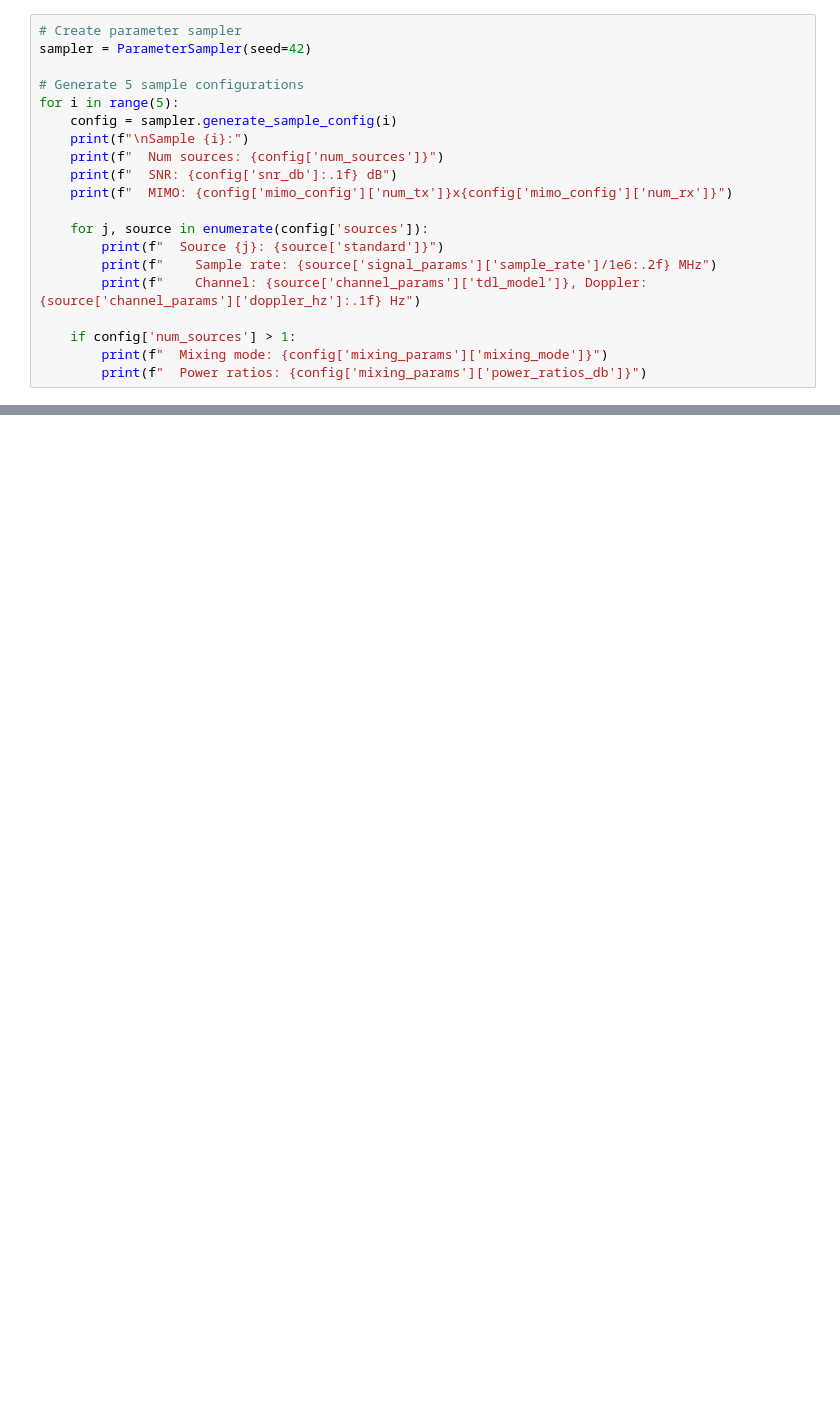
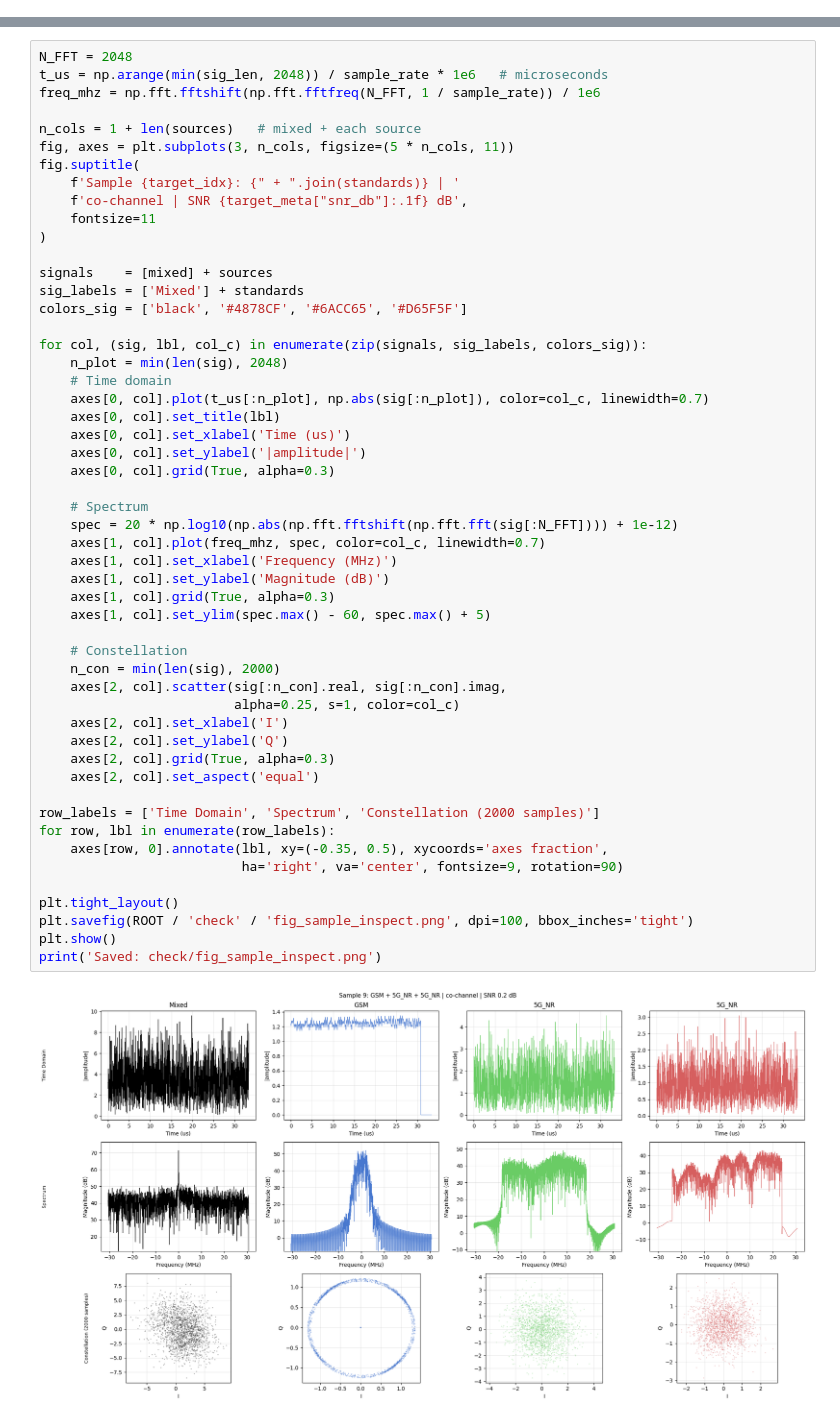
Before and after one commit to chenhao1umbc/dataset_RFSS, a Jupyter notebook: check/demo_phase2.ipynb, the cells around one changed output, grey strips where cells are left out. Drawn from its saved outputs; the diff is of its cells as text; blank space fills up the shorter version.

```diff
--- a/check/demo_phase2.ipynb
+++ b/check/demo_phase2.ipynb
@@ -32,20 +0,0 @@ Test the ParameterSampler to see what configurations it generates.
-# %%
-# Create parameter sampler
-sampler = ParameterSampler(seed=42)
-
-# Generate 5 sample configurations
-for i in range(5):
-    config = sampler.generate_sample_config(i)
-    print(f"\nSample {i}:")
-    print(f"  Num sources: {config['num_sources']}")
-    print(f"  SNR: {config['snr_db']:.1f} dB")
-    print(f"  MIMO: {config['mimo_config']['num_tx']}x{config['mimo_config']['num_rx']}")
-
-    for j, source in enumerate(config['sources']):
-        print(f"  Source {j}: {source['standard']}")
-        print(f"    Sample rate: {source['signal_params']['sample_rate']/1e6:.2f} MHz")
-        print(f"    Channel: {source['channel_params']['tdl_model']}, Doppler: {source['channel_params']['doppler_hz']:.1f} Hz")
-
-    if config['num_sources'] > 1:
-        print(f"  Mixing mode: {config['mixing_params']['mixing_mode']}")
-        print(f"  Power ratios: {config['mixing_params']['power_ratios_db']}")
@@ -419,0 +307,54 @@ This notebook demonstrates:
+# %%
+N_FFT = 2048
+t_us = np.arange(min(sig_len, 2048)) / sample_rate * 1e6   # microseconds
+freq_mhz = np.fft.fftshift(np.fft.fftfreq(N_FFT, 1 / sample_rate)) / 1e6
+
+n_cols = 1 + len(sources)   # mixed + each source
+fig, axes = plt.subplots(3, n_cols, figsize=(5 * n_cols, 11))
+fig.suptitle(
+    f'Sample {target_idx}: {" + ".join(standards)} | '
+    f'co-channel | SNR {target_meta["snr_db"]:.1f} dB',
+    fontsize=11
+)
+
+signals    = [mixed] + sources
+sig_labels = ['Mixed'] + standards
+colors_sig = ['black', '#4878CF', '#6ACC65', '#D65F5F']
+
+for col, (sig, lbl, col_c) in enumerate(zip(signals, sig_labels, colors_sig)):
+    n_plot = min(len(sig), 2048)
+    # Time domain
+    axes[0, col].plot(t_us[:n_plot], np.abs(sig[:n_plot]), color=col_c, linewidth=0.7)
+    axes[0, col].set_title(lbl)
+    axes[0, col].set_xlabel('Time (us)')
+    axes[0, col].set_ylabel('|amplitude|')
+    axes[0, col].grid(True, alpha=0.3)
+
+    # Spectrum
+    spec = 20 * np.log10(np.abs(np.fft.fftshift(np.fft.fft(sig[:N_FFT]))) + 1e-12)
+    axes[1, col].plot(freq_mhz, spec, color=col_c, linewidth=0.7)
+    axes[1, col].set_xlabel('Frequency (MHz)')
+    axes[1, col].set_ylabel('Magnitude (dB)')
+    axes[1, col].grid(True, alpha=0.3)
+    axes[1, col].set_ylim(spec.max() - 60, spec.max() + 5)
+
+    # Constellation
+    n_con = min(len(sig), 2000)
+    axes[2, col].scatter(sig[:n_con].real, sig[:n_con].imag,
+                         alpha=0.25, s=1, color=col_c)
+    axes[2, col].set_xlabel('I')
+    axes[2, col].set_ylabel('Q')
+    axes[2, col].grid(True, alpha=0.3)
+    axes[2, col].set_aspect('equal')
+
+row_labels = ['Time Domain', 'Spectrum', 'Constellation (2000 samples)']
+for row, lbl in enumerate(row_labels):
+    axes[row, 0].annotate(lbl, xy=(-0.35, 0.5), xycoords='axes fraction',
+                          ha='right', va='center', fontsize=9, rotation=90)
+
+plt.tight_layout()
+plt.savefig(ROOT / 'check' / 'fig_sample_inspect.png', dpi=100, bbox_inches='tight')
+plt.show()
+print('Saved: check/fig_sample_inspect.png')
+# %% [output]
+[figure, added]
```
Also changed, not shown: parts of 38 cells of this notebook, 19 other files.
